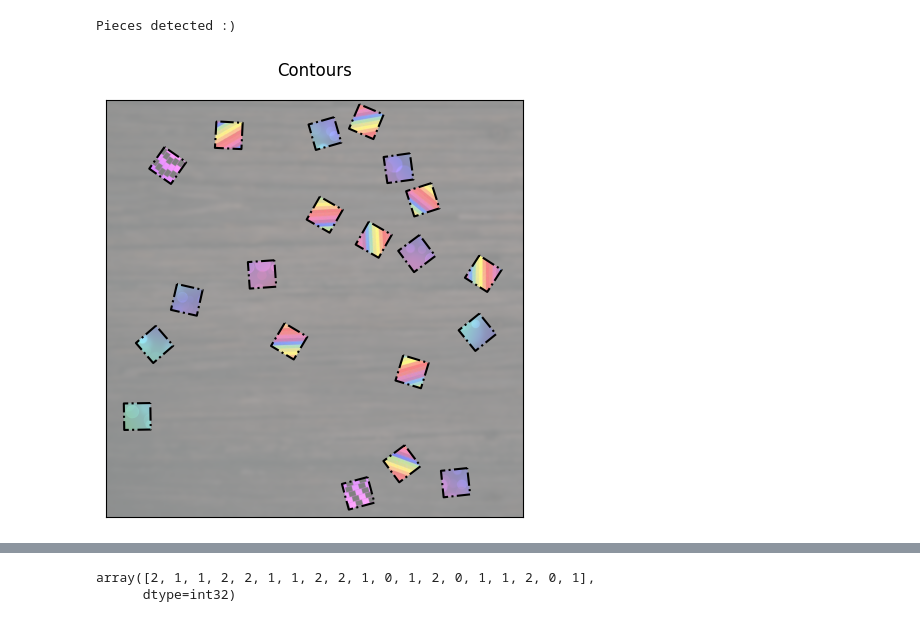
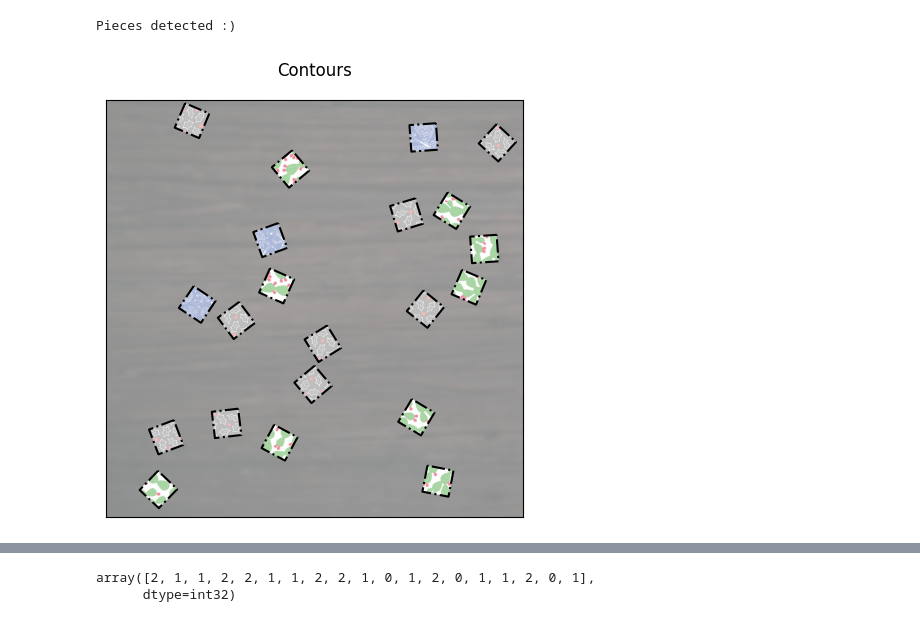
Before and after one commit to Jennifer2001-lab/iapr, a Jupyter notebook: project/features_encore_art.ipynb, the cells around one changed output, grey strips where cells are left out. Saved outputs shown, nothing was run; the diff lists cells and outputs as text; code cells hidden in the pictures.

```diff
--- a/project/features_encore_art.ipynb
+++ b/project/features_encore_art.ipynb
@@ -128,11 +95,12 @@ plt.show()
 # %%
-img = imgs[4]
+index_img = 3
+img = imgs[index_img]
 seg = Segementation(img)
 seg.find_pieces()
 seg.plot_contours()
 # %% [output]
 Pieces detected :)
-[figure, old version]
+[figure, new version]
 # %%
 seg.plot_pieces()
 # %% [output]
```
Also changed, not shown: parts of 20 cells of this notebook, 2 other files.
